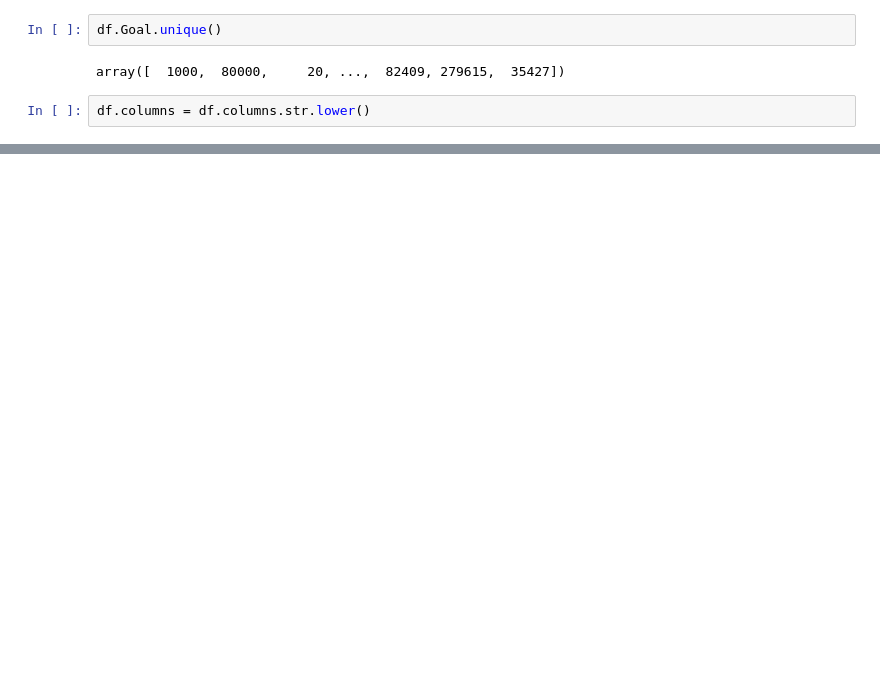
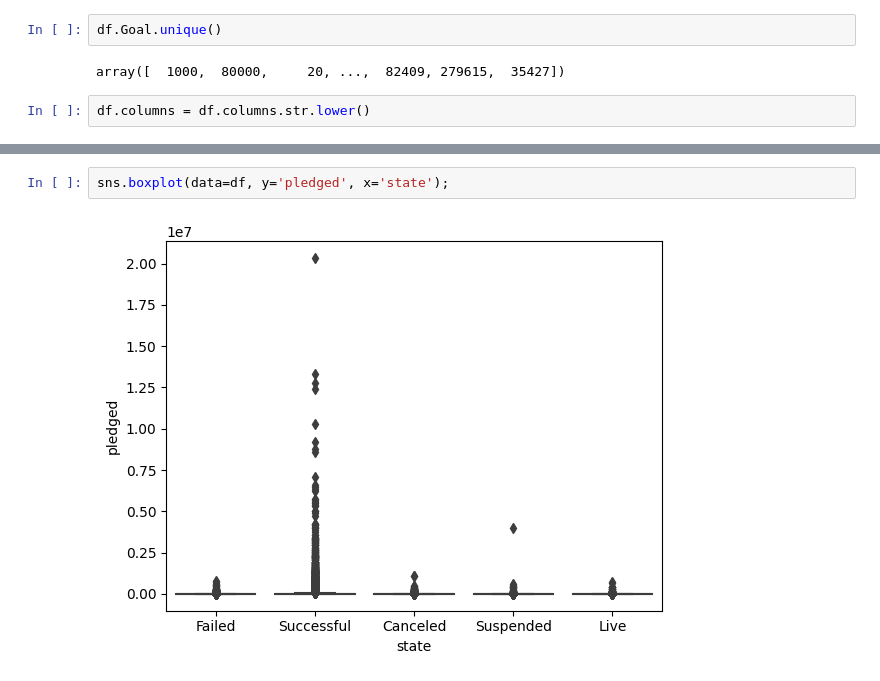
Before and after one commit to rouven-pampus/kickstart_masters, a Jupyter notebook: EDA_Rouven.ipynb, the cells around one changed output, grey strips where cells are left out. Drawn from its saved outputs; the diff is of its cells as text; blank space fills up the shorter version.

```diff
--- a/EDA_Rouven.ipynb
+++ b/EDA_Rouven.ipynb
@@ -95,0 +248,4 @@ df.head()
+# %%
+sns.boxplot(data=df, y='pledged', x='state');
+# %% [output]
+[figure, added]
```
Also changed, not shown: parts of 28 cells of this notebook, 1 other file.
